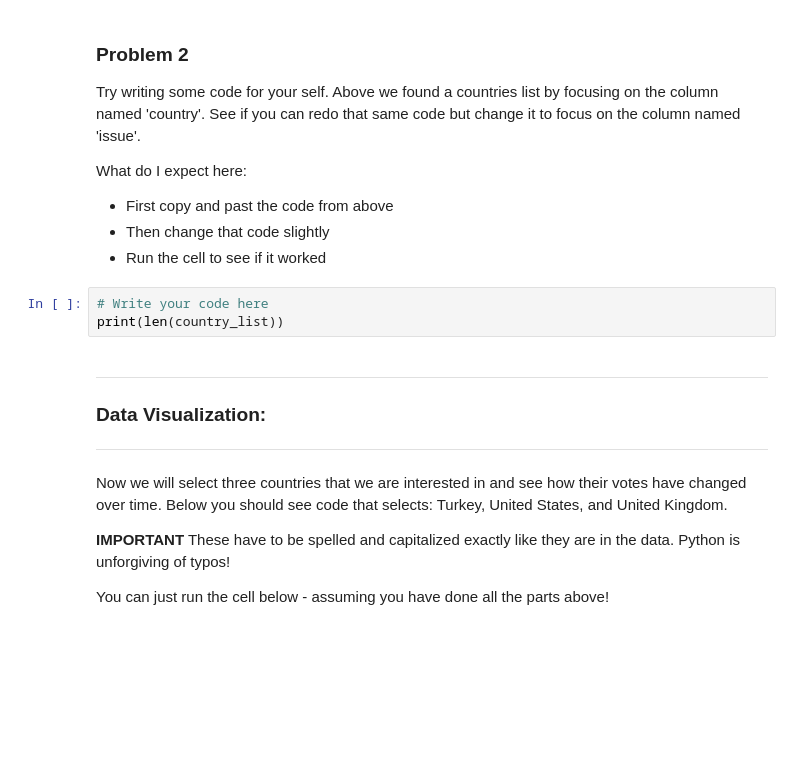
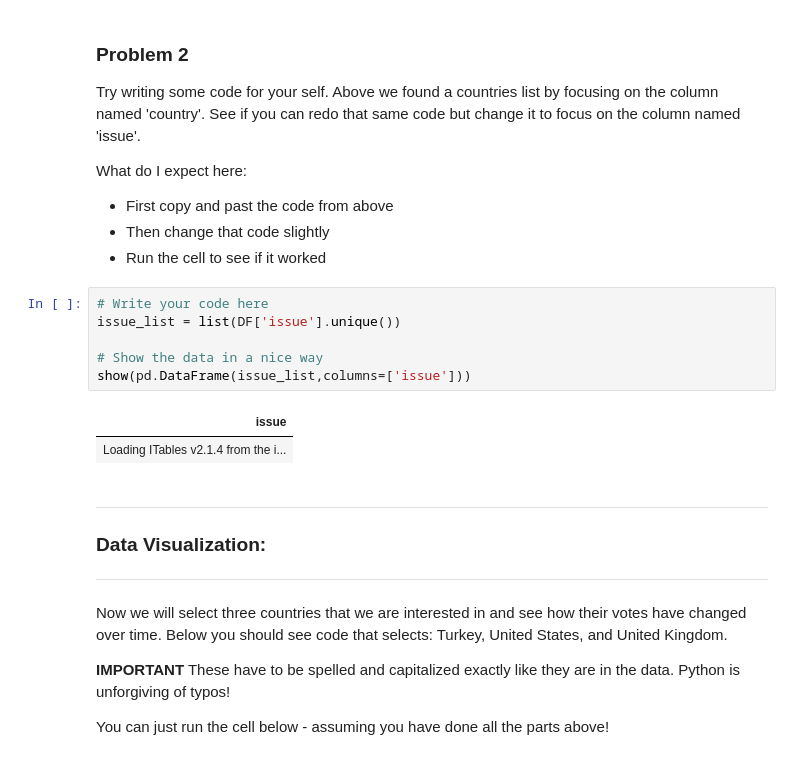
Before and after one commit to Kadegrothem/Day2, a Jupyter notebook: Day2-HW.ipynb, the cells around one changed output. Saved outputs shown, nothing was run; the diff lists cells and outputs as text; blank space fills up the shorter version.

```diff
--- a/Day2-HW.ipynb
+++ b/Day2-HW.ipynb
@@ -153,7 +170,13 @@ What do I expect here:
 * Run the cell to see if it worked
 # %%
 # Write your code here
-print(len(country_list))
+issue_list = list(DF['issue'].unique())
+
+# Show the data in a nice way
+show(pd.DataFrame(issue_list,columns=['issue']))
+# %% [output]
+| issue |
+| Loading ITables v2.1.4 from the i... |
 # %% [markdown]
 -------------------------------
 ### Data Visualization:
```
Also changed, not shown: parts of 9 cells of this notebook.
